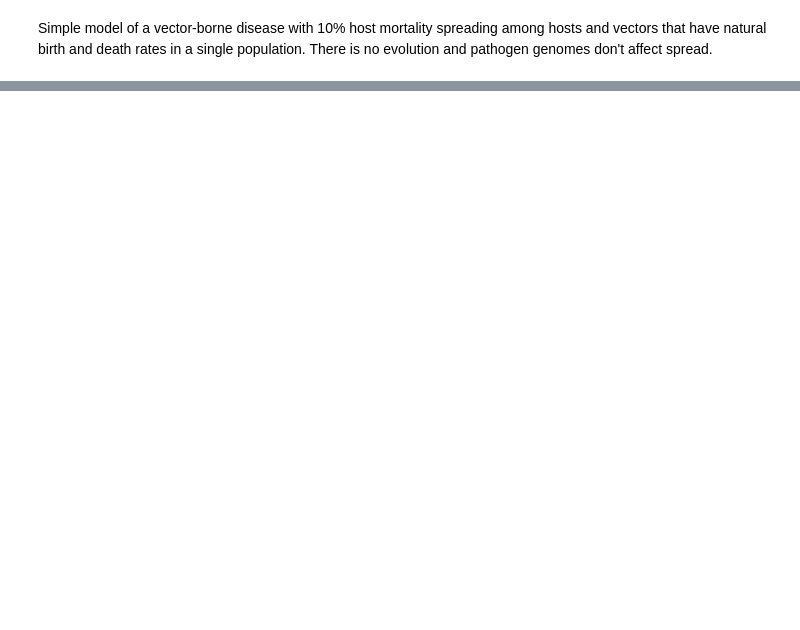
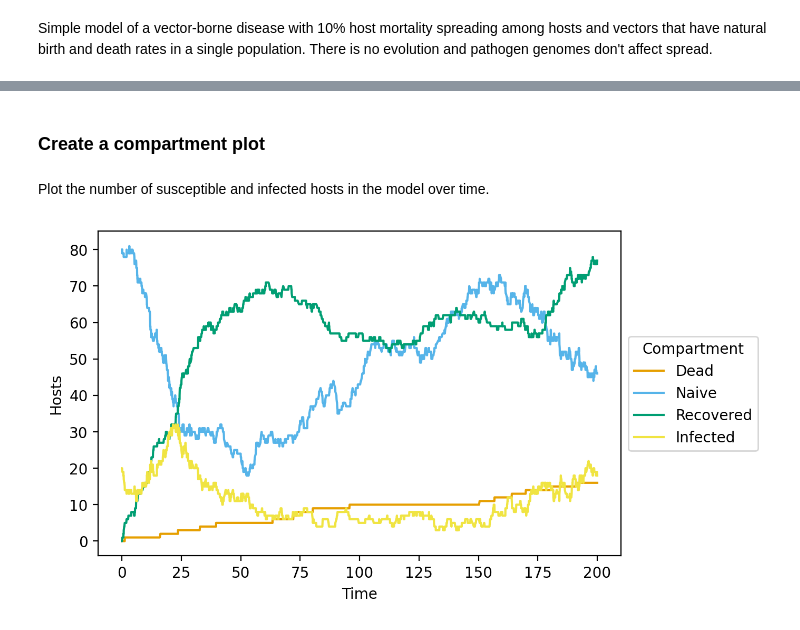
Before and after one commit to pablocarderam/opqua, a Jupyter notebook: examples/tutorials-jupyter/vital-dynamics/vectorBorne_birthDeath.ipynb, the cells around one changed output, grey strips where cells are left out. Drawn from its saved outputs; the diff is of its cells as text; code cells hidden in the pictures; blank space fills up the shorter version.

```diff
--- a/examples/tutorials-jupyter/vital-dynamics/vectorBorne_birthDeath.ipynb
+++ b/examples/tutorials-jupyter/vital-dynamics/vectorBorne_birthDeath.ipynb
@@ -69,0 +55,8 @@ Saving file...
+# %%
+my_model.addPathogensToHosts( # Add specified pathogens to random hosts.
+    'my_population',
+        # ID of population to be modified.
+    {'AAAAAAAAAA':20}
+        # Dictionary containing pathogen genomes to add as keys and
+        # number of hosts each one will be added to as values.
+    )
@@ -69,0 +65,5 @@ Saving file...
+# %%
+my_model.run(   # Simulate model for a specified time between two time points.
+    0,          # Initial time point.
+    200         # Final time point.
+    )
@@ -69,0 +78,8 @@ Saving file...
+# %%
+data = my_model.saveToDataFrame(
+        # Creates a pandas Dataframe in long format with the given model history,
+        # with one host or vector per simulation time in each row.
+    'vector-borne_birth-death_example.csv'
+        # Name of the file to save the data to.
+    )
+data
@@ -69,0 +119,14 @@ Saving file...
+# %% [markdown]
+### Create a compartment plot
+# %% [markdown]
+Plot the number of susceptible and infected hosts in the model over time.
+# %%
+plot = my_model.compartmentPlot(
+        # Create plot with number of naive, infected, recovered, dead hosts/vectors vs. time.
+    'vector-borne_birth-death_example.png',
+        # File path, name, and extension to save plot under.
+    data
+        # Dataframe containing model history.
+    )
+# %% [output]
+[figure, added]
```
Also changed, not shown: parts of 18 cells of this notebook, 26 other files.
